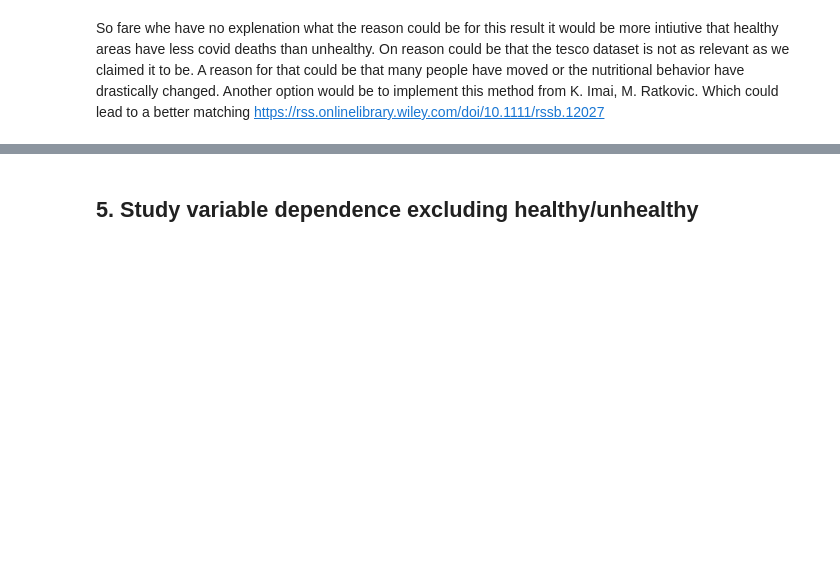
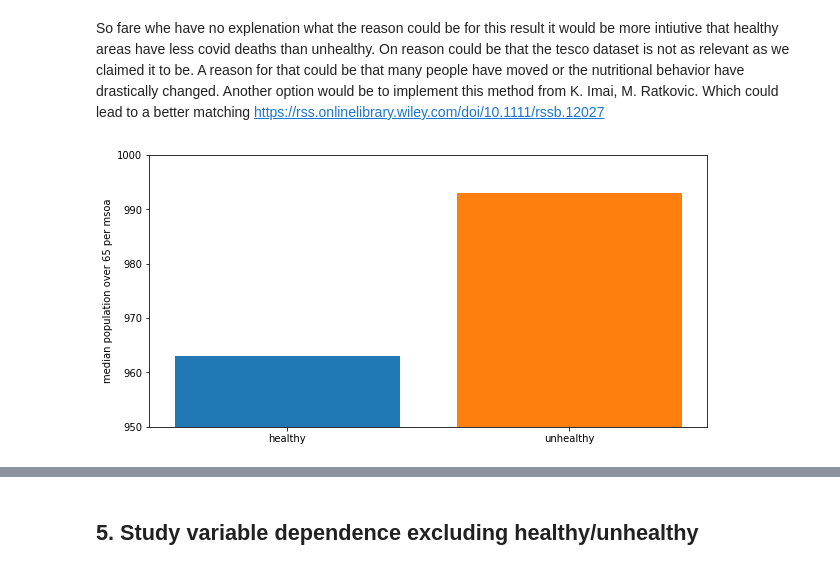
Before and after one commit to epfl-ada/ada-2020-project-milestone-p3-p3_don-dada, a Jupyter notebook: PropensityScoreMatching.ipynb, the cells around one changed output, grey strips where cells are left out. Cells and saved outputs as stored; diff of their text form; code cells hidden in the pictures; blank space fills up the shorter version.

```diff
--- a/PropensityScoreMatching.ipynb
+++ b/PropensityScoreMatching.ipynb
@@ -247,12 +288,14 @@ So fare whe have no explenation what the reason could be for this result it woul
 # %%
 #creating plots of the average age in healthy areas vs unhealthy areas
 fig, ax = plt.subplots()
-ax.set_ylim(950, 975)
+ax.set_ylim(950, 1000)
 healthy = statistics.median(df_matched[df_matched["healthy"]==1]["age_65"])
 unhealthy = statistics.median(df_matched[df_matched["healthy"]==0]["age_65"])
 ax = plt.bar("healthy",healthy)
 ax = plt.bar("unhealthy",unhealthy)
 plt.ylabel("median population over 65 per msoa");
+# %% [output]
+[figure, added]
 # %%
 #creating plots of the median average age in healthy areas vs unhealthy areas
 fig, ax = plt.subplots()
```
Also changed, not shown: parts of 18 cells of this notebook.
